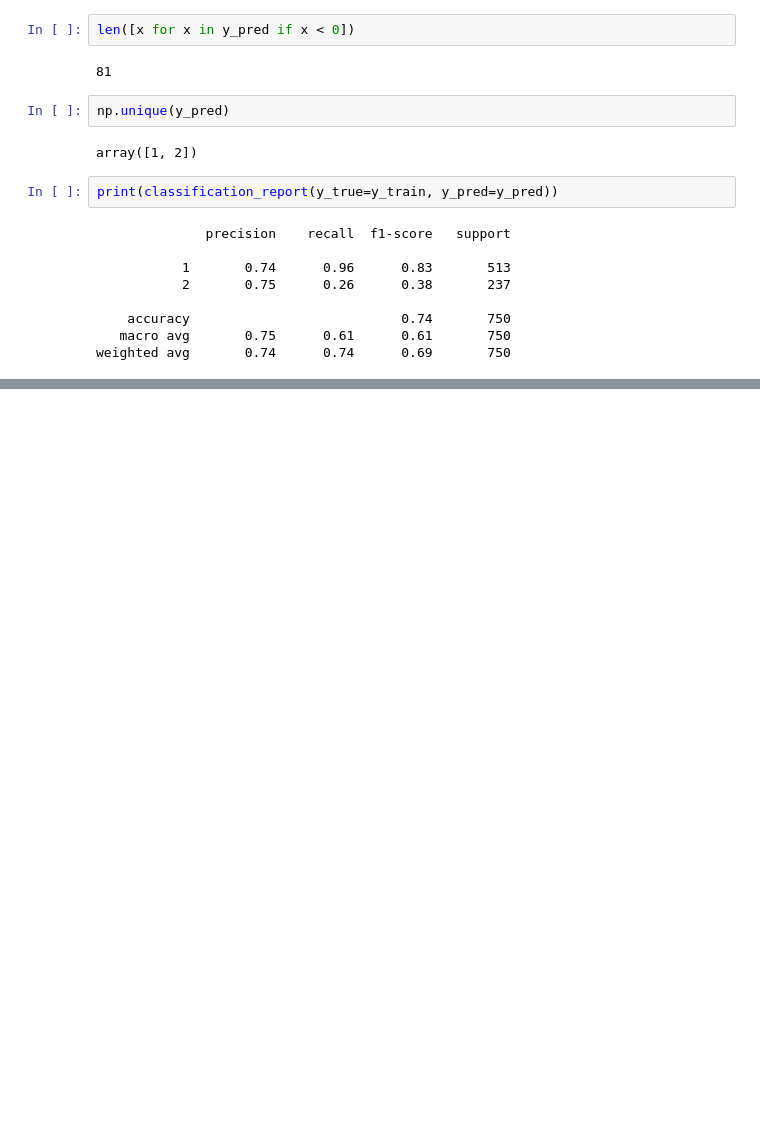
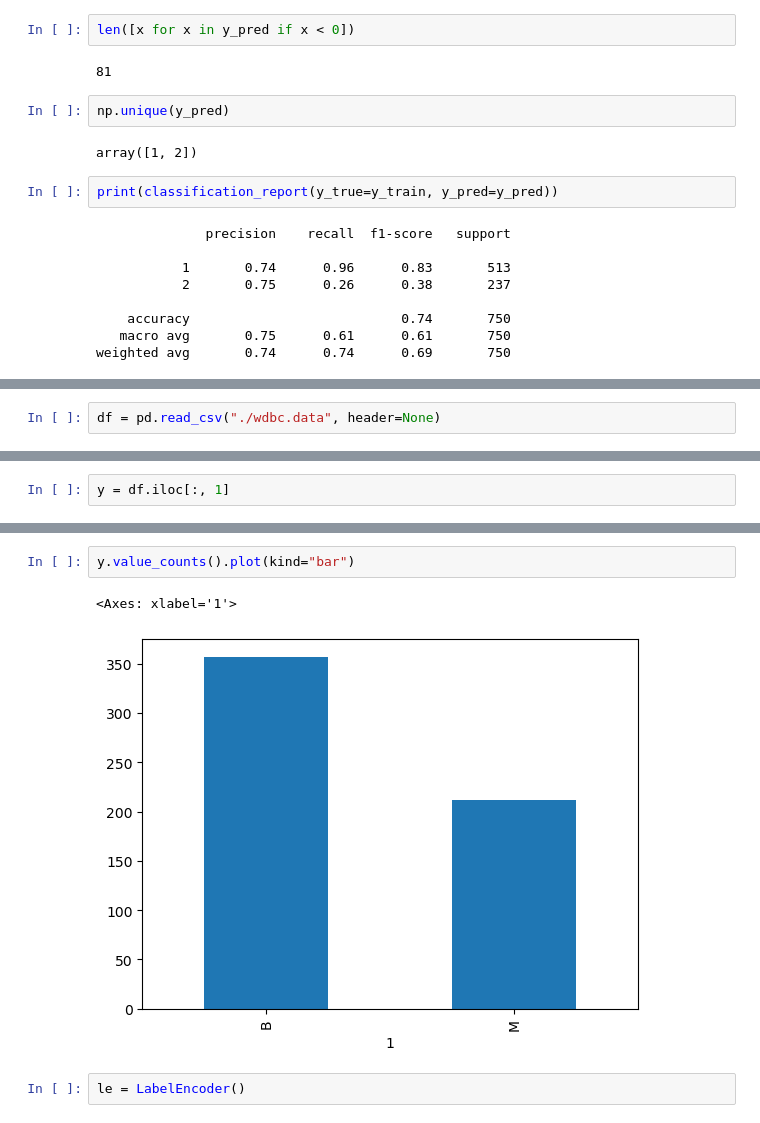
Before and after one commit to deebakkarthi/ga, a Jupyter notebook: autoGA/arithmetic_tree.ipynb, the cells around one changed output, grey strips where cells are left out. Drawn from its saved outputs; the diff is of its cells as text; blank space fills up the shorter version.

```diff
--- a/autoGA/arithmetic_tree.ipynb
+++ b/autoGA/arithmetic_tree.ipynb
@@ -450,0 +455,2 @@ weighted avg       0.74      0.74      0.69       750
+# %%
+df = pd.read_csv("./wdbc.data", header=None)
@@ -450,0 +530,2 @@ weighted avg       0.74      0.74      0.69       750
+# %%
+y = df.iloc[:, 1]
@@ -450,0 +552,7 @@ weighted avg       0.74      0.74      0.69       750
+# %%
+y.value_counts().plot(kind="bar")
+# %% [output]
+<Axes: xlabel='1'>
+[figure, added]
+# %%
+le = LabelEncoder()
```
Also changed, not shown: parts of 30 cells of this notebook, 5 other files.
